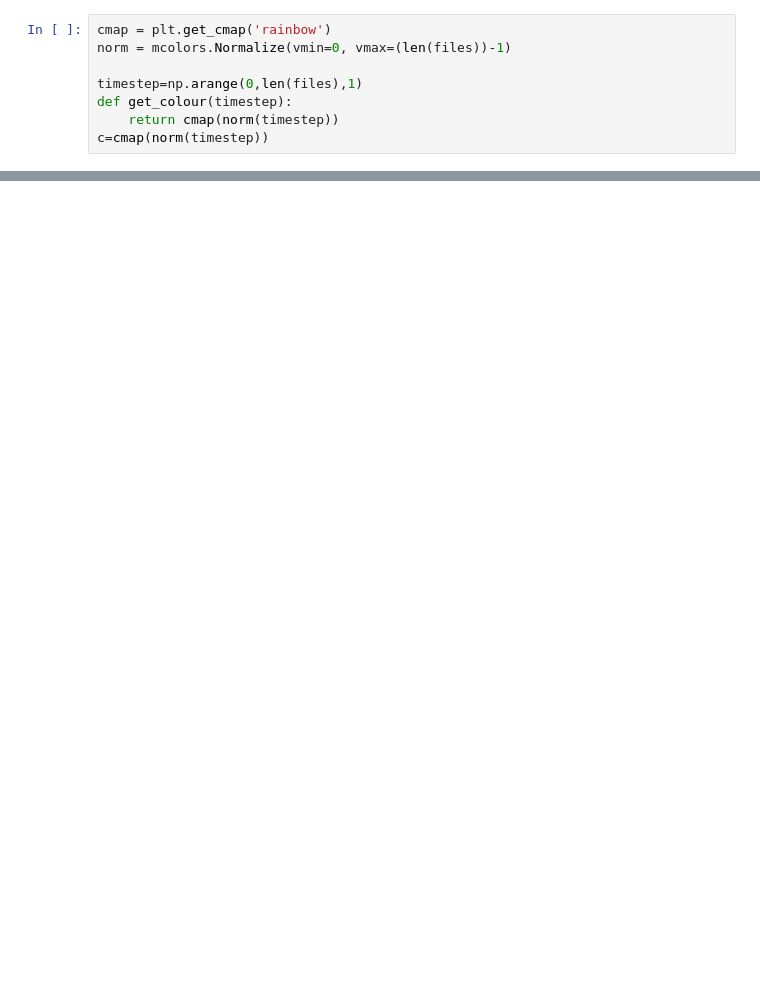
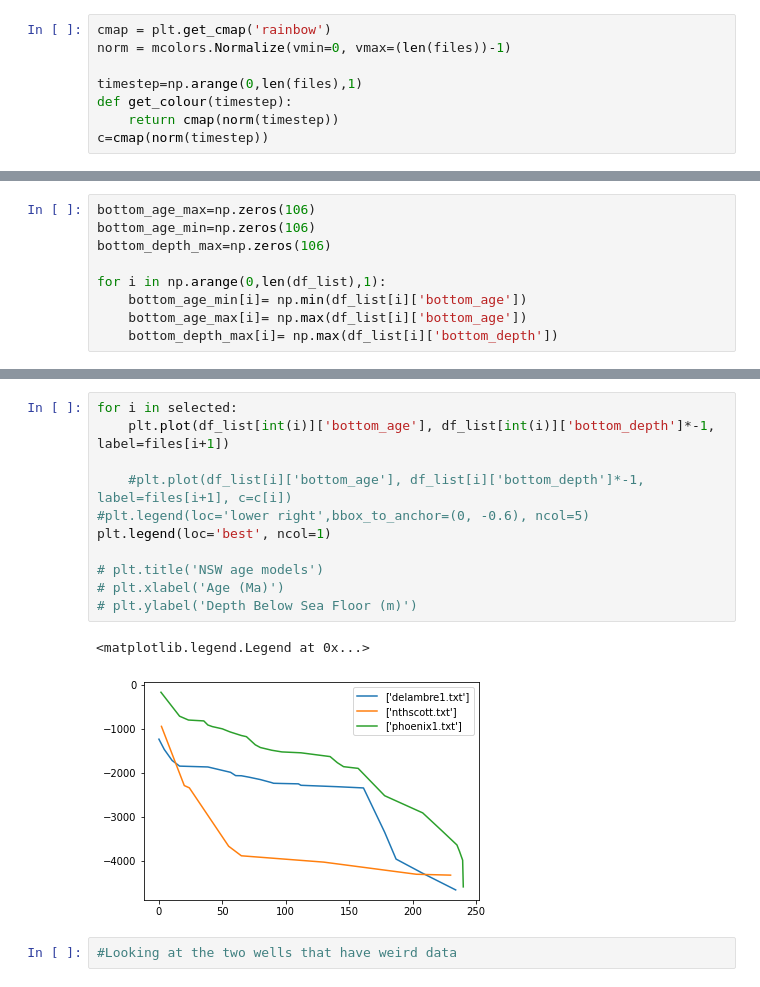
Before and after one commit to HFahey/Global_SL_project, a Jupyter notebook: NSW_age_depth_plots.ipynb, the cells around one changed output, grey strips where cells are left out. Drawn from its saved outputs; the diff is of its cells as text; blank space fills up the shorter version.

```diff
--- a/NSW_age_depth_plots.ipynb
+++ b/NSW_age_depth_plots.ipynb
@@ -72,0 +76,9 @@ for ax in axs.flat:
+# %%
+bottom_age_max=np.zeros(106)
+bottom_age_min=np.zeros(106)
+bottom_depth_max=np.zeros(106)
+
+for i in np.arange(0,len(df_list),1):
+    bottom_age_min[i]= np.min(df_list[i]['bottom_age'])
+    bottom_age_max[i]= np.max(df_list[i]['bottom_age'])
+    bottom_depth_max[i]= np.max(df_list[i]['bottom_depth'])
@@ -72,0 +94,16 @@ for ax in axs.flat:
+# %%
+for i in selected:
+    plt.plot(df_list[int(i)]['bottom_age'], df_list[int(i)]['bottom_depth']*-1, label=files[i+1])
+
+    #plt.plot(df_list[i]['bottom_age'], df_list[i]['bottom_depth']*-1, label=files[i+1], c=c[i])
+#plt.legend(loc='lower right',bbox_to_anchor=(0, -0.6), ncol=5)
+plt.legend(loc='best', ncol=1)
+
+# plt.title('NSW age models')
+# plt.xlabel('Age (Ma)')
+# plt.ylabel('Depth Below Sea Floor (m)')
+# %% [output]
+<matplotlib.legend.Legend at 0x...>
+[figure, added]
+# %%
+#Looking at the two wells that have weird data
```
Also changed, not shown: parts of 10 cells of this notebook.
